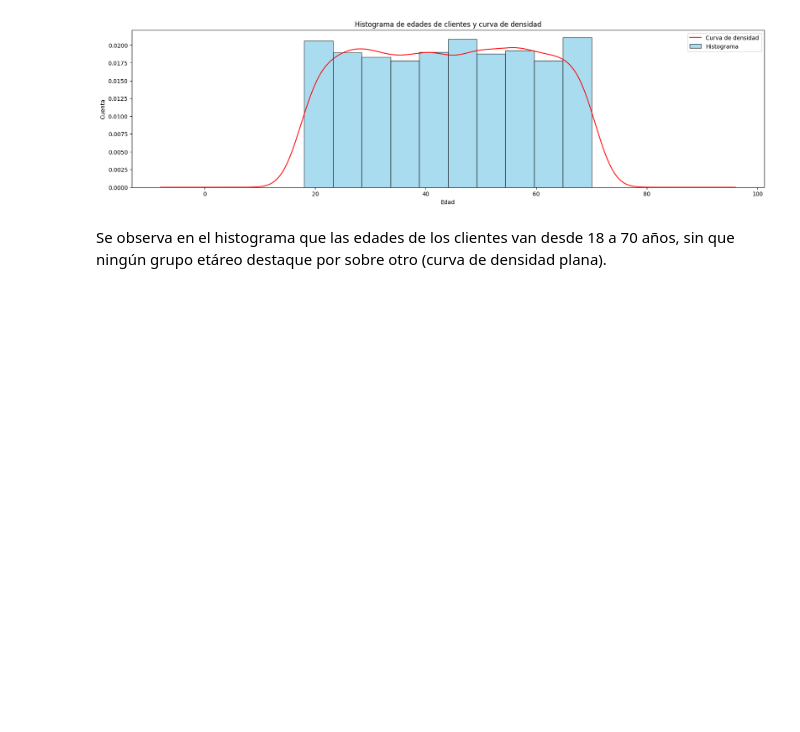
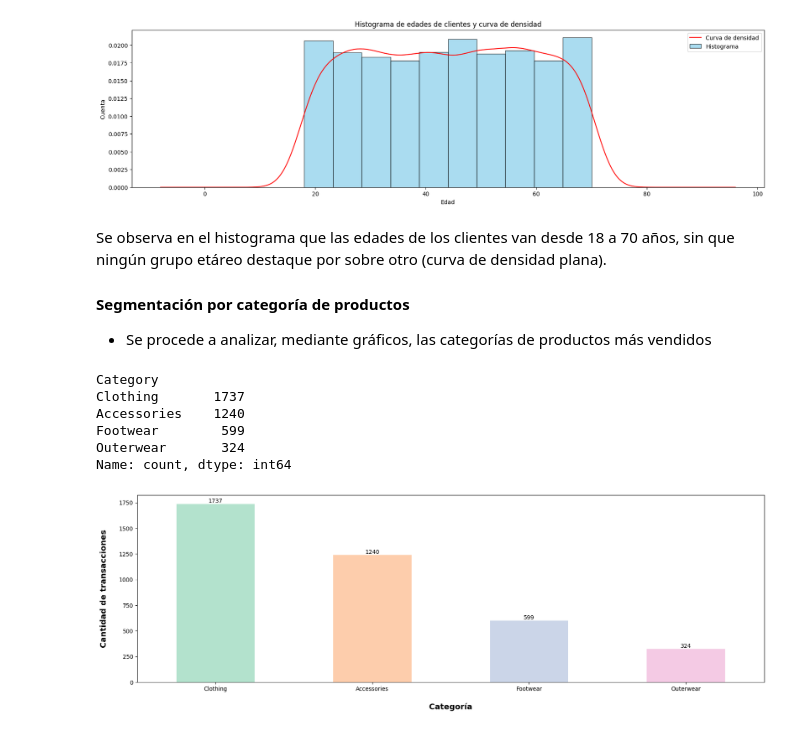
Before and after one commit to CR357/proyecto-final, a Jupyter notebook: notebooks/03_visualizaciones.ipynb, the cells around one changed output. Saved outputs shown, nothing was run; the diff lists cells and outputs as text; code cells hidden in the pictures; blank space fills up the shorter version.

```diff
--- a/notebooks/03_visualizaciones.ipynb
+++ b/notebooks/03_visualizaciones.ipynb
@@ -64,3 +64,34 @@ plt.show()
 [figure]
 # %% [markdown]
 Se observa en el histograma que las edades de los clientes van desde 18 a 70 años, sin que ningún grupo etáreo destaque por sobre otro (curva de densidad plana).
+
+#### Segmentación por categoría de productos
+- Se procede a analizar, mediante gráficos, las categorías de productos más vendidos
+# %%
+# Las categorias de productos son
+print(df["Category"].value_counts())
+# %% [output]
+Category
+Clothing       1737
+Accessories    1240
+Footwear        599
+Outerwear       324
+Name: count, dtype: int64
+# %%
+palette = plt.colormaps['Pastel2']    # Se utiliza la paleta Pastel2 de la documentación de matplotlib
+colors = palette(range(len(df['Category'].value_counts()))) # Se obtiene una lista de colores para cada categoría en la columna 'Category'
+
+# Se crea la figura y un eje para graficar
+plt.figure(figsize = (20, 6))
+ax = df["Category"].value_counts().plot(kind = 'bar', color = colors, rot = 0)
+ax.set_xticklabels(('Clothing', 'Accessories', 'Footwear', 'Outerwear'))
+
+for p in ax.patches: # Para cada barra en el gráfico, se agrega una anotación con el valor de la altura de la barra
+    ax.annotate(int(p.get_height()), (p.get_x() + 0.25, p.get_height() + 1), ha = 'center', va = 'bottom', color = 'black')
+
+# Se configra las etiquetas de los ejes
+plt.xlabel('Categoría', weight = "bold", color = "k", fontsize = 14, labelpad = 20)
+plt.ylabel('Cantidad de transacciones', weight = "bold", color = "k", fontsize = 14, labelpad = 20)
+plt.show()
+# %% [output]
+[figure, added]
```
Also changed, not shown: parts of 7 cells of this notebook.
